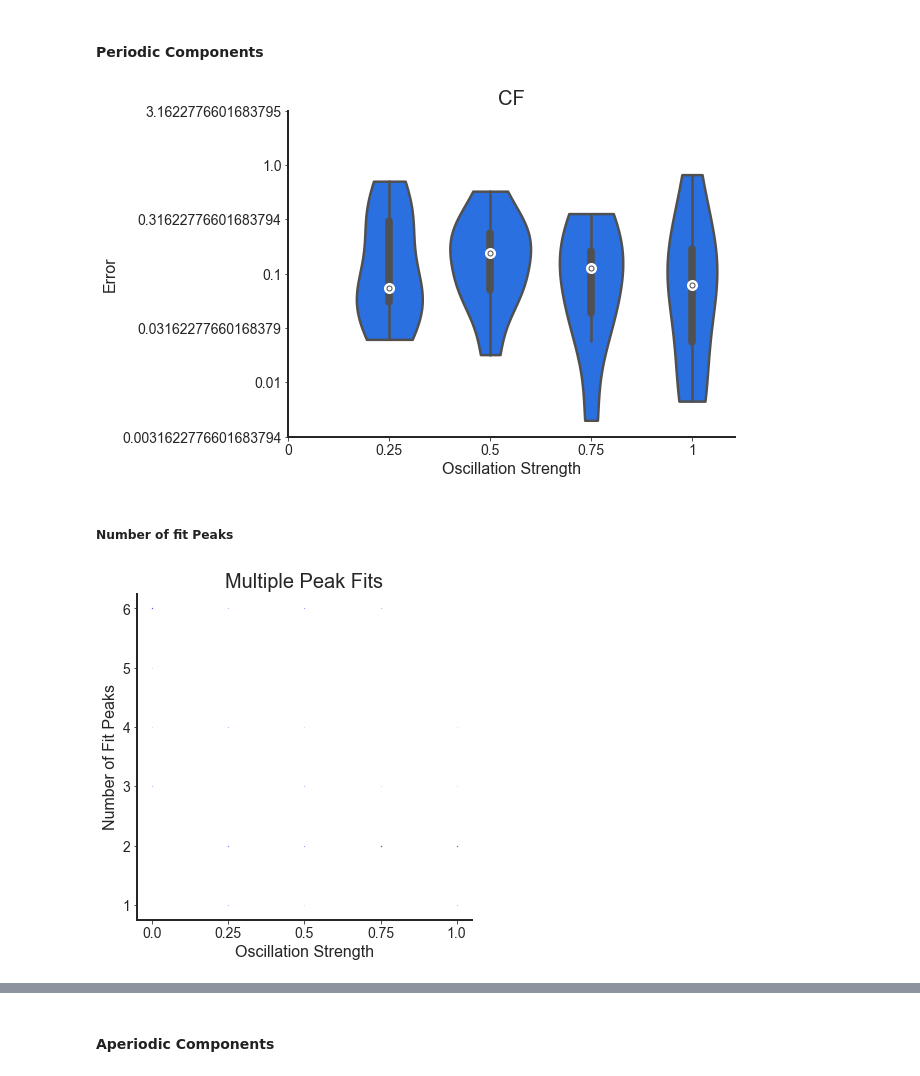
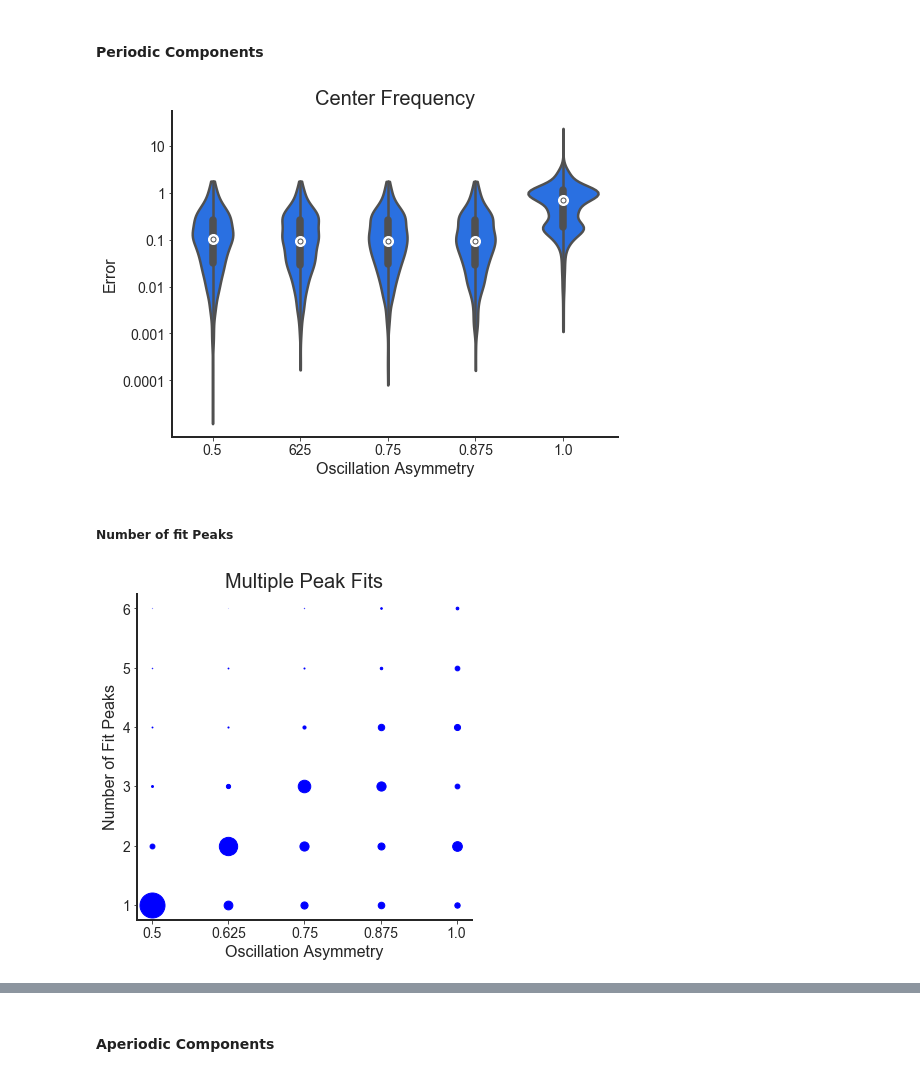
Before and after one commit to TomDonoghue/SIMparam, a Jupyter notebook: notebooks/05-ModelViolations-PeriodicI.ipynb, the cells around one changed output, grey strips where cells are left out. Cells and saved outputs as stored; diff of their text form; code cells hidden in the pictures.

```diff
--- a/notebooks/05-ModelViolations-PeriodicI.ipynb
+++ b/notebooks/05-ModelViolations-PeriodicI.ipynb
@@ -93,9 +98,6 @@ plts.plot_time_series(create_times(N_SECONDS, FS), sig)
 # %%
 # Compute the power spectrum
-freqs, pows = spectral.compute_spectrum(sig, FS)
-
-# Collect the size of the frequency axis, for later
-n_freqs = len(freqs)
+freqs, pows = compute_spectrum_welch(sig, FS, nperseg=2*FS, noverlap=FS)
 # %%
 # Fit a FOOOF model
 fm = FOOOF(min_peak_height=0.5, verbose=False)
@@ -131,17 +147,17 @@ data_name = 'mvpe_aosc_sims'
 if GEN_SIMS:
 
     # Initialize data stores
-    psds = np.empty(shape=[n_comp_vars, N_SIMS, n_freqs])
-    sim_params = [deepcopy([None] * N_SIMS) for ii in range(n_comp_vars)]
+    psds = np.empty(shape=[n_conds, n_sims, n_freqs])
+    sim_params = [deepcopy([None] * n_sims) for ii in range(n_conds)]
 
     # Initialize generators to sample parameters from
     exp_sampler = param_sampler(EXP_OPTS, EXP_PROBS)
     cf_sampler = param_sampler(CF_OPTS, CF_PROBS)
 
     # Generate simulated power spectra
-    for n_ind, comp_var in enumerate(comp_vars):
+    for n_ind, rd_sym in enumerate(RDSYMS):
 
-        for s_ind in range(N_SIMS):
+        for s_ind in range(n_sims):
 
             # Get the current values to use for the exponent and peak frequency
             exp_val = next(exp_sampler)
@@ -155,24 +171,25 @@ if GEN_SIMS:
             # Simulation settings for time series
             sims = {'sim_oscillation' : {'freq' : cf_val,
                                          'cycle' : 'asine',
-                                         'rdsym' : RD_SYM},
+                                         'rdsym' : rd_sym},
                     'sim_powerlaw' : {'exponent' : exp_val,
-                                      'f_range' : F_RANGE}}
+                                      'f_range' : FILTER_RANGE}}
 
             # Simulate the time series
-            sig = sim.sim_combined(N_SECONDS, FS, sims, comp_var)
+            sig = sim_combined(N_SECONDS, FS, sims, COMP_VAR)
 
             # Compute the power spectrum
-            _, psds[n_ind, s_ind, :] = spectral.compute_spectrum(sig, FS)
+            _, psds[n_ind, s_ind, :] = compute_spectrum_welch(\
+                sig, FS, nperseg=2*FS, noverlap=FS)
 
     # Save out generated simulated data & parameter definitions
     if SAVE_SIMS:
-        save_sim_data(pjoin(FOLDER, data_name), freqs, psds, sim_params)
+        save_sim_data(data_name, FOLDER, freqs, psds, sim_params)
 
 else:
     # Reload simulated data and parameter definitions
-    freqs, psds, sim_params = load_sim_data(data_name)
+    freqs, psds, sim_params = load_sim_data(data_name, FOLDER)
 
 # Check shape
-print('n_comp_vars, n_spectra, n_freqs : ', psds.shape)
+print('n_conds, n_spectra, n_freqs : ', psds.shape)
 # %% [output]
@@ -211,3 +224,14 @@ fgs = fit_fooof_3d(fg, freqs, psds, fooof_fit_range)
+# %%
+# Fit power spectra
+if FIT_MODELS:
+    fgs = fit_fooof_3d(fg, freqs, psds, fooof_fit_range)
+
+    if SAVE_MODELS:
+        save_model_data(data_name, FOLDER, fgs)
+
+else:
+    # Reload model fit data
+    fgs = load_model_data(data_name, FOLDER, n_conds)
 # %% [markdown]
 ### Extract FOOOF fit Data
 # %%
@@ -267,19 +286,19 @@ R^2
 #### Periodic Components
 # %%
 # Plot the error of aperiodic offset reconstruction
-plot_errors_violin(cf_errors, 'CF', x_axis='osc_strength',
-                   plt_log=True, y_label=None,
-                   save_fig=SAVE_FIG, save_name=pjoin(FOLDER, 'center_frequency'))
+plot_errors_violin(cf_errors, 'Center Frequency', plt_log=PLT_LOG,
+                   x_axis='rdsym', ylim=YLIMS_CF, yticks=YTICKS_CF,
+                   save_fig=SAVE_FIG, save_name=pjoin(FOLDER, 'cf_error'))
 # %% [output]
-[figure, old version]
+[figure, new version]
 # %% [markdown]
 ##### Number of fit Peaks
 # %%
 # Plot the correspondance between number of simulated peaks & number of fit peaks
-plot_n_peaks_bubbles(n_peak_counter, ms_val=10, x_label='osc_str',
-                     save_fig=SAVE_FIG, save_name=pjoin(FOLDER, 'harmonics'))
+plot_n_peaks_bubbles(n_peak_counter, ms_val=15, x_label='rdsym',
+                     save_fig=SAVE_FIG, save_name=pjoin(FOLDER, 'n_peaks_fit'))
 # %% [output]
-[figure, old version]
+[figure, new version]
 # %% [markdown]
 ##### Harmonic Structure of Peaks
 
```
Also changed, not shown: parts of 27 cells of this notebook, 2 other files.
